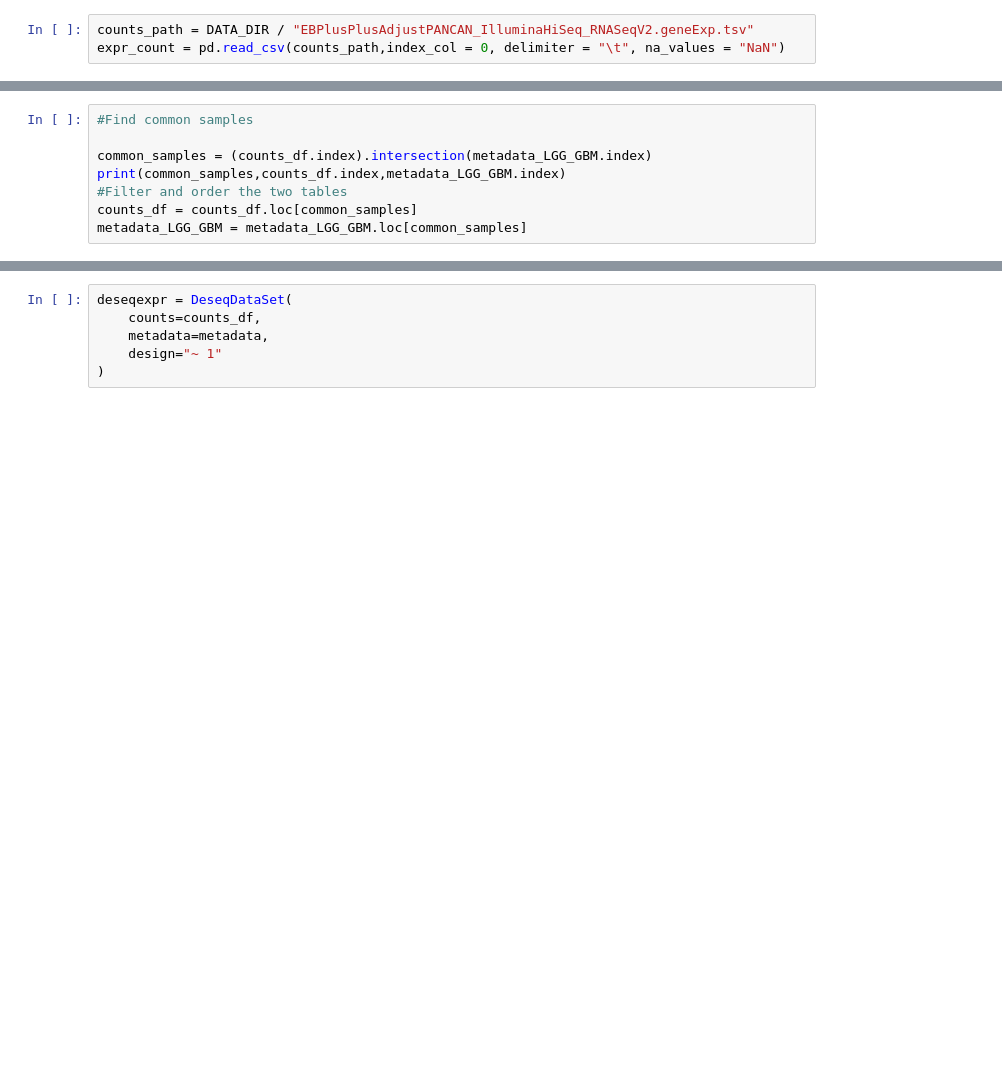
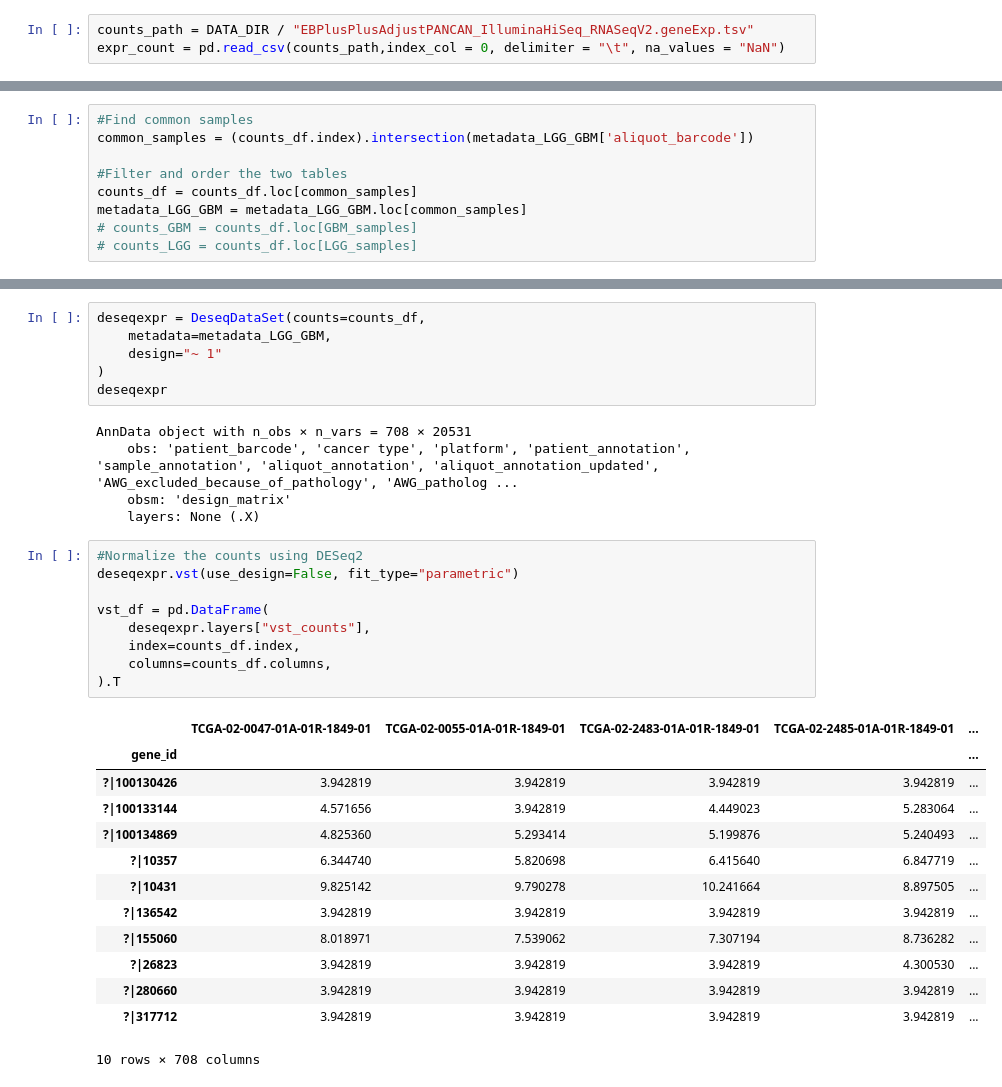
Before and after one commit to Anthony-Journy/CancerArchetypes, a Jupyter notebook: data-exploration.ipynb, the cells around one changed output, grey strips where cells are left out. Drawn from its saved outputs; the diff is of its cells as text; blank space fills up the shorter version.

```diff
--- a/data-exploration.ipynb
+++ b/data-exploration.ipynb
@@ -114,8 +106,9 @@ KeyboardInterrupt
 # %%
 #Find common samples
+common_samples = (counts_df.index).intersection(metadata_LGG_GBM['aliquot_barcode'])
 
-common_samples = (counts_df.index).intersection(metadata_LGG_GBM.index)
-print(common_samples,counts_df.index,metadata_LGG_GBM.index)
 #Filter and order the two tables
 counts_df = counts_df.loc[common_samples]
 metadata_LGG_GBM = metadata_LGG_GBM.loc[common_samples]
+# counts_GBM = counts_df.loc[GBM_samples]
+# counts_LGG = counts_df.loc[LGG_samples]
@@ -122,6 +138,34 @@ metadata_LGG_GBM = metadata_LGG_GBM.loc[common_samples]
 # %%
-deseqexpr = DeseqDataSet(
-    counts=counts_df,
-    metadata=metadata,
+deseqexpr = DeseqDataSet(counts=counts_df,
+    metadata=metadata_LGG_GBM,
     design="~ 1"
 )
+deseqexpr
+# %% [output]
+AnnData object with n_obs × n_vars = 708 × 20531
+    obs: 'patient_barcode', 'cancer type', 'platform', 'patient_annotation', 'sample_annotation', 'aliquot_annotation', 'aliquot_annotation_updated', 'AWG_excluded_because_of_pathology', 'AWG_patholog ...
+    obsm: 'design_matrix'
+    layers: None (.X)
+# %%
+#Normalize the counts using DESeq2
+deseqexpr.vst(use_design=False, fit_type="parametric")
+
+vst_df = pd.DataFrame(
+    deseqexpr.layers["vst_counts"],
+    index=counts_df.index,
+    columns=counts_df.columns,
+).T
+# %% [output]
+|  | TCGA-02-0047-01A-01R-1849-01 | TCGA-02-0055-01A-01R-1849-01 | TCGA-02-2483-01A-01R-1849-01 | TCGA-02-2485-01A-01R-1849-01 | ... |
+| gene_id |  |  |  |  | ... |
+| ?|100130426 | 3.942819 | 3.942819 | 3.942819 | 3.942819 | ... |
+| ?|100133144 | 4.571656 | 3.942819 | 4.449023 | 5.283064 | ... |
+| ?|100134869 | 4.825360 | 5.293414 | 5.199876 | 5.240493 | ... |
+| ?|10357 | 6.344740 | 5.820698 | 6.415640 | 6.847719 | ... |
+| ?|10431 | 9.825142 | 9.790278 | 10.241664 | 8.897505 | ... |
+| ?|136542 | 3.942819 | 3.942819 | 3.942819 | 3.942819 | ... |
+| ?|155060 | 8.018971 | 7.539062 | 7.307194 | 8.736282 | ... |
+| ?|26823 | 3.942819 | 3.942819 | 3.942819 | 4.300530 | ... |
+| ?|280660 | 3.942819 | 3.942819 | 3.942819 | 3.942819 | ... |
+| ?|317712 | 3.942819 | 3.942819 | 3.942819 | 3.942819 | ... |
+10 rows × 708 columns
```
Also changed, not shown: parts of 10 cells of this notebook.
